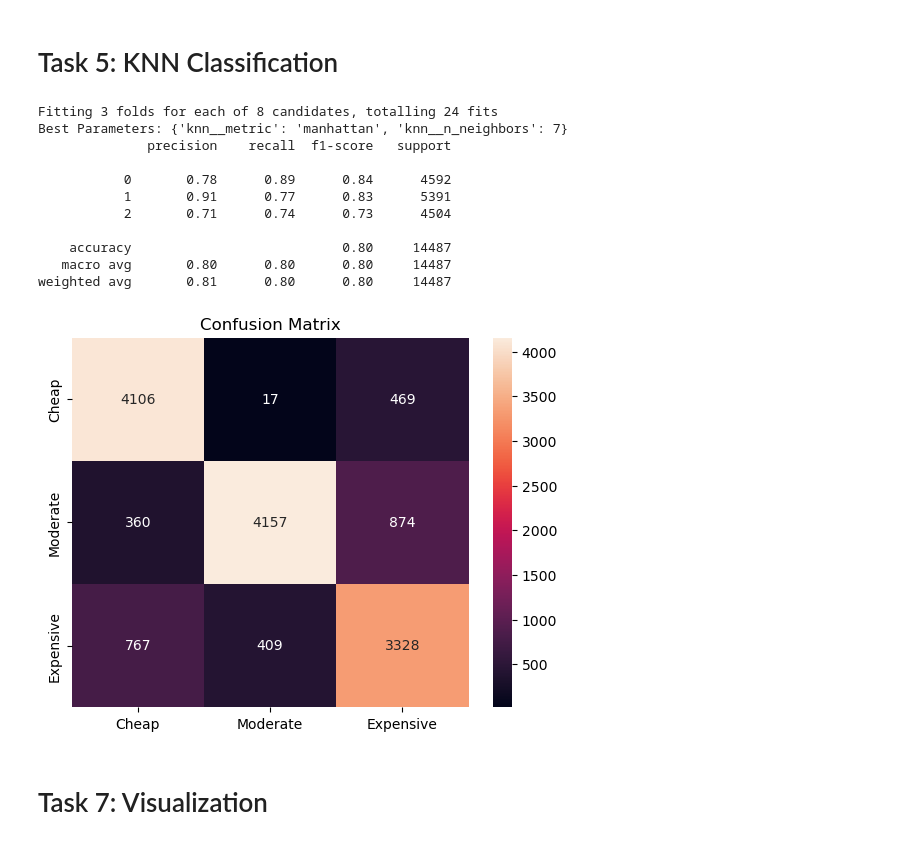
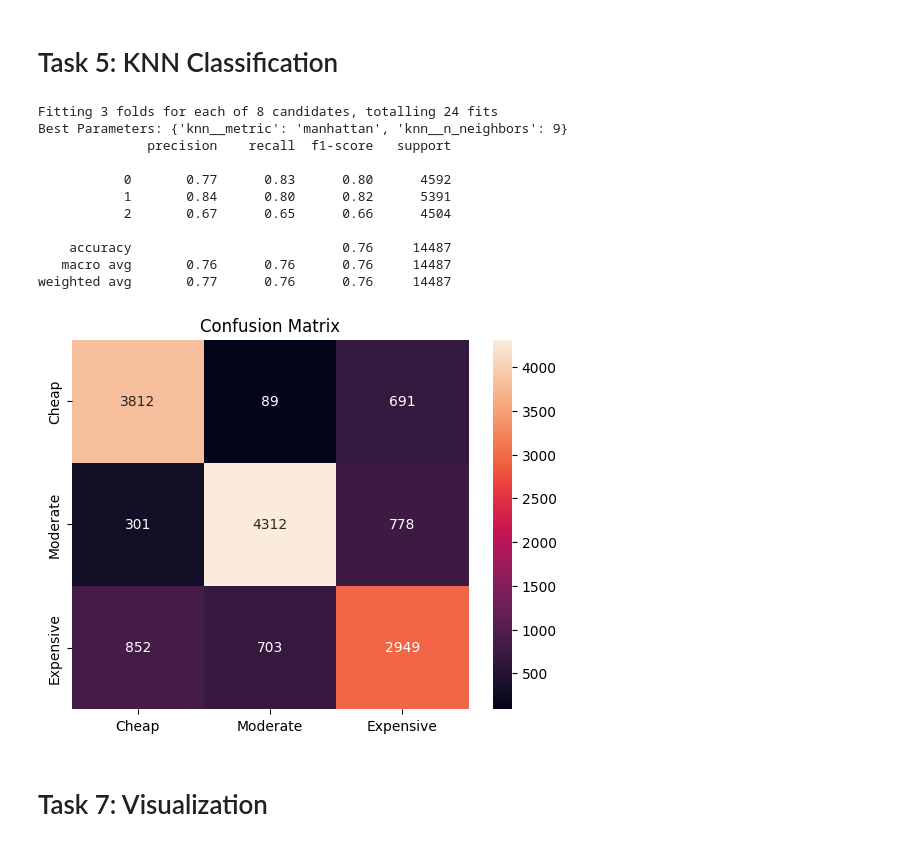
Before and after one commit to Ahmed-Elsom5raty/car-price-analysis, a Jupyter notebook: main.ipynb, the cells around one changed output. Cells and saved outputs as stored; diff of their text form; code cells hidden in the pictures.

```diff
--- a/main.ipynb
+++ b/main.ipynb
@@ -4,7 +4,7 @@ import numpy as np
 # %% [markdown]
 # EDA
 # %%
-df = pd.read_csv('car_price.csv')
+df = pd.read_csv('/content/car_price_v3.csv')
 # %%
 df.head()
 # %% [output]
@@ -156,6 +158,15 @@ reg_preprocessor = ColumnTransformer(
         ('engine', engine_pipline, ['Engine Category'])
     ]
 )
+
+knn_preprocessor = ColumnTransformer(
+    transformers=[
+        ('log', log_pipeline, ['mileage']),
+        ('num', numeric_transformer, ['tax','mpg','Car Age']),
+        ('cat', categorical_transformer, ['transmission','fuelType']),
+        ('engine', engine_pipline, ['Engine Category'])
+    ]
+)
 # %% [markdown]
 # Regression Model
 # %%
@@ -263,8 +274,8 @@ y_class = df_class['price_category']
 # Preprocessing for classification (using existing preprocessor structure)
 # We can re-use the regression preprocessor for consistency as requested
 knn_pipeline = Pipeline(steps=[
-    ('preprocessor', reg_preprocessor),
-    ('knn', KNeighborsClassifier(n_jobs=1))
+    ('preprocessor', knn_preprocessor),
+    ('knn', KNeighborsClassifier())
 ])
 
 # Grid Search
@@ -273,42 +284,42 @@ param_grid = {
     'knn__metric': ['euclidean', 'manhattan']
 }
 
 le = LabelEncoder()
 
 # Transform your target labels from ['Cheap', 'Moderate', 'Expensive'] to [0, 1, 2]
 y_class_encoded = le.fit_transform(y_class)
 
 # Use the encoded y in your split
 X_train_c, X_test_c, y_train_c, y_test_c = train_test_split(
     X_class, y_class_encoded, test_size=0.2, random_state=42
 )
 
-grid_search = GridSearchCV(knn_pipeline, param_grid, cv=3, verbose=1)
+grid_search = GridSearchCV(knn_pipeline, param_grid, cv=3, verbose=1, n_jobs=-1)
 grid_search.fit(X_train_c, y_train_c)
 
 print("Best Parameters:", grid_search.best_params_)
 y_pred_c = grid_search.predict(X_test_c)
 
 print(classification_report(y_test_c, y_pred_c))
 
 # Confusion Matrix
 cm = confusion_matrix(y_test_c, y_pred_c)
 sns.heatmap(cm, annot=True, fmt='d', xticklabels=['Cheap', 'Moderate', 'Expensive'], yticklabels=['Cheap', 'Moderate', 'Expensive'])
 plt.title('Confusion Matrix')
 plt.show()
 # %% [output]
 Fitting 3 folds for each of 8 candidates, totalling 24 fits
-Best Parameters: {'knn__metric': 'manhattan', 'knn__n_neighbors': 7}
+Best Parameters: {'knn__metric': 'manhattan', 'knn__n_neighbors': 9}
               precision    recall  f1-score   support
 
-           0       0.78      0.89      0.84      4592
-           1       0.91      0.77      0.83      5391
-           2       0.71      0.74      0.73      4504
+           0       0.77      0.83      0.80      4592
+           1       0.84      0.80      0.82      5391
+           2       0.67      0.65      0.66      4504
 
-    accuracy                           0.80     14487
-   macro avg       0.80      0.80      0.80     14487
-weighted avg       0.81      0.80      0.80     14487
+    accuracy                           0.76     14487
+   macro avg       0.76      0.76      0.76     14487
+weighted avg       0.77      0.76      0.76     14487
-[figure, old version]
+[figure, new version]
 # %% [markdown]
 # Task 7: Visualization
 # %% [markdown]
```
Also changed, not shown: parts of 8 cells of this notebook.
